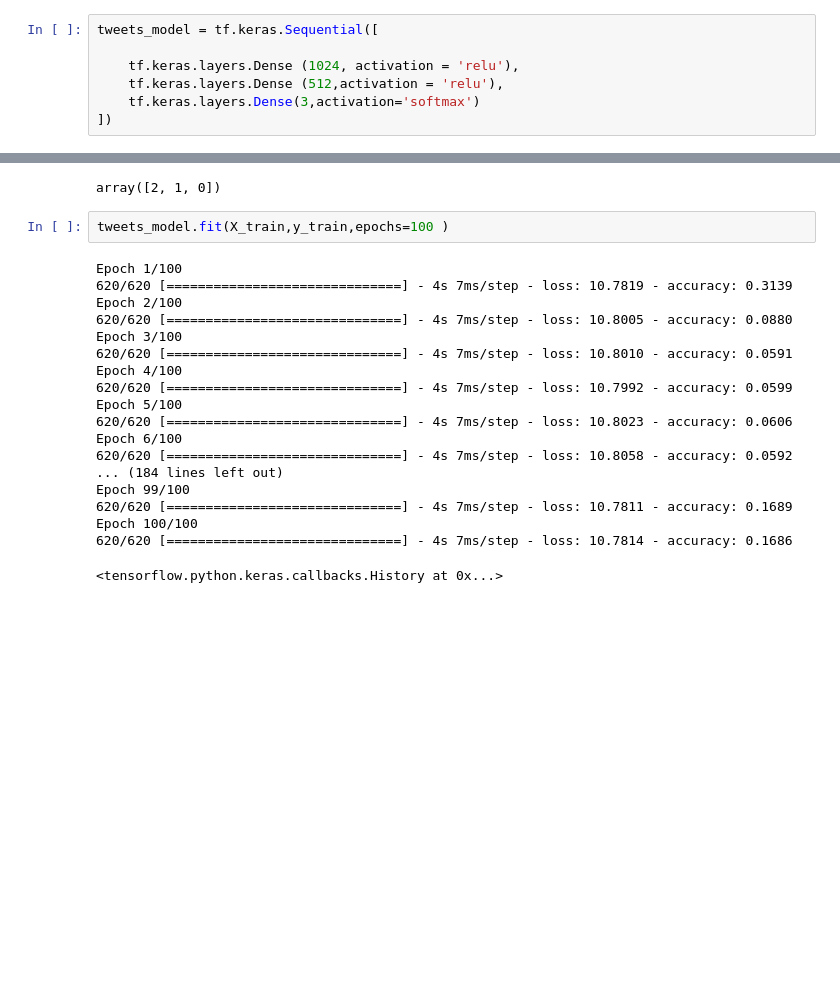
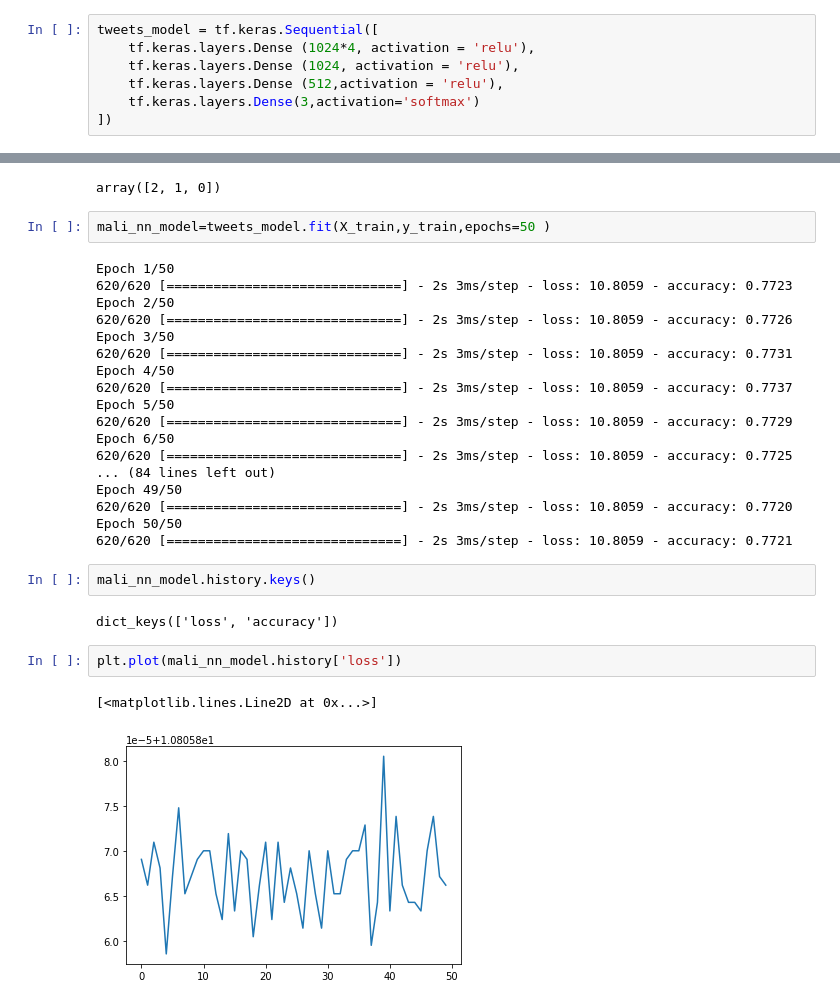
Before and after one commit to malinphy/hate_speech, a Jupyter notebook: hate_speech.ipynb, the cells around one changed output, grey strips where cells are left out. Cells and saved outputs as stored; diff of their text form; blank space fills up the shorter version.

```diff
--- a/hate_speech.ipynb
+++ b/hate_speech.ipynb
@@ -175,7 +175,7 @@ X_train,X_test,y_train, y_test = train_test_split (tweets_mali_padded,
                                                    random_state=42)
 # %%
 tweets_model = tf.keras.Sequential([
-
+    tf.keras.layers.Dense (1024*4, activation = 'relu'),
     tf.keras.layers.Dense (1024, activation = 'relu'),
     tf.keras.layers.Dense (512,activation = 'relu'),
     tf.keras.layers.Dense(3,activation='softmax')
@@ -189,23 +189,31 @@ df['class'].unique()
 # %% [output]
 array([2, 1, 0])
 # %%
-tweets_model.fit(X_train,y_train,epochs=100 )
+mali_nn_model=tweets_model.fit(X_train,y_train,epochs=50 )
 # %% [output]
-Epoch 1/100
-620/620 [==============================] - 4s 7ms/step - loss: 10.7819 - accuracy: 0.3139
-Epoch 2/100
-620/620 [==============================] - 4s 7ms/step - loss: 10.8005 - accuracy: 0.0880
-Epoch 3/100
-620/620 [==============================] - 4s 7ms/step - loss: 10.8010 - accuracy: 0.0591
-Epoch 4/100
-620/620 [==============================] - 4s 7ms/step - loss: 10.7992 - accuracy: 0.0599
-Epoch 5/100
-620/620 [==============================] - 4s 7ms/step - loss: 10.8023 - accuracy: 0.0606
-Epoch 6/100
-620/620 [==============================] - 4s 7ms/step - loss: 10.8058 - accuracy: 0.0592
-... (184 lines left out)
-Epoch 99/100
-620/620 [==============================] - 4s 7ms/step - loss: 10.7811 - accuracy: 0.1689
-Epoch 100/100
-620/620 [==============================] - 4s 7ms/step - loss: 10.7814 - accuracy: 0.1686
+Epoch 1/50
+620/620 [==============================] - 2s 3ms/step - loss: 10.8059 - accuracy: 0.7723
+Epoch 2/50
+620/620 [==============================] - 2s 3ms/step - loss: 10.8059 - accuracy: 0.7726
+Epoch 3/50
+620/620 [==============================] - 2s 3ms/step - loss: 10.8059 - accuracy: 0.7731
+Epoch 4/50
+620/620 [==============================] - 2s 3ms/step - loss: 10.8059 - accuracy: 0.7737
+Epoch 5/50
+620/620 [==============================] - 2s 3ms/step - loss: 10.8059 - accuracy: 0.7729
+Epoch 6/50
+620/620 [==============================] - 2s 3ms/step - loss: 10.8059 - accuracy: 0.7725
+... (84 lines left out)
+Epoch 49/50
+620/620 [==============================] - 2s 3ms/step - loss: 10.8059 - accuracy: 0.7720
+Epoch 50/50
+620/620 [==============================] - 2s 3ms/step - loss: 10.8059 - accuracy: 0.7721
-<tensorflow.python.keras.callbacks.History at 0x...>
+# %%
+mali_nn_model.history.keys()
+# %% [output]
+dict_keys(['loss', 'accuracy'])
+# %%
+plt.plot(mali_nn_model.history['loss'])
+# %% [output]
+[<matplotlib.lines.Line2D at 0x...>]
+[figure, added]
```
Also changed, not shown: parts of 1 cell of this notebook.
